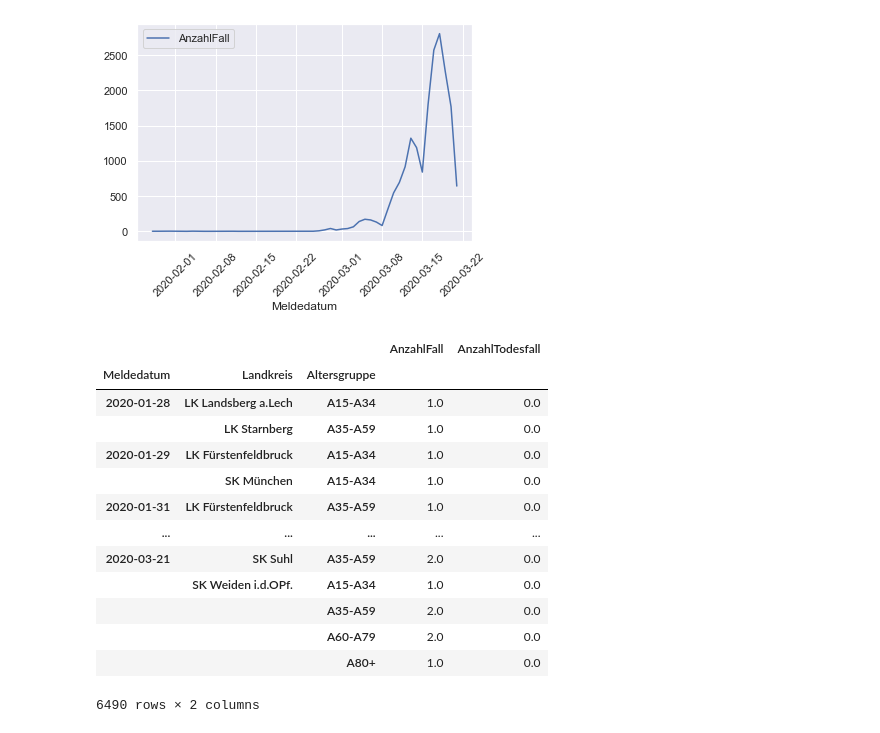
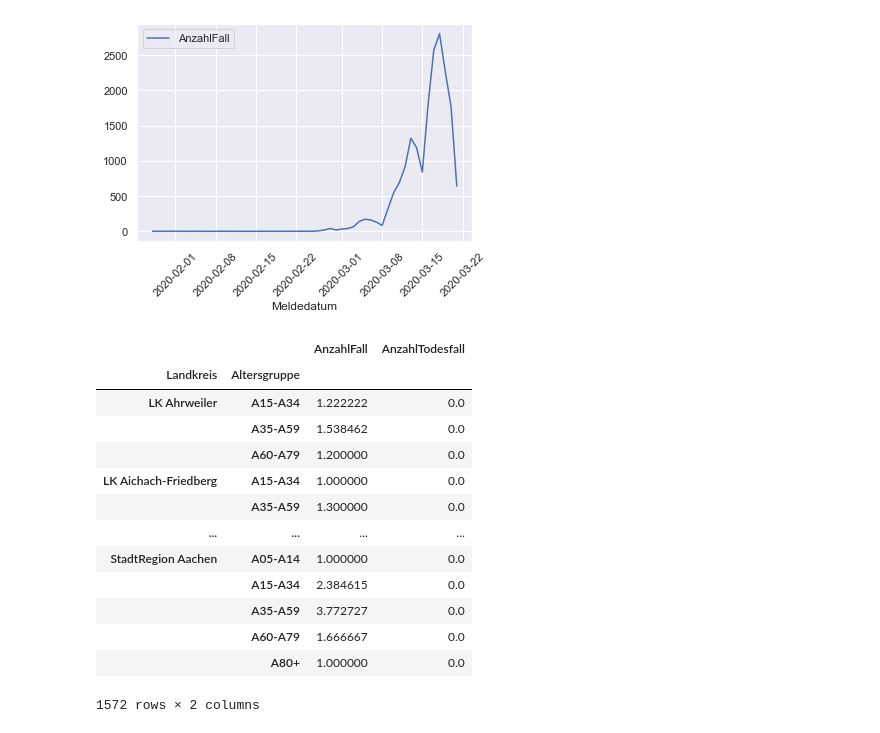
Before and after one commit to emilIftekhar/PaWiMo, a Jupyter notebook: EDA.ipynb, the cells around one changed output. Drawn from its saved outputs; the diff is of its cells as text; code cells hidden in the pictures.

```diff
--- a/EDA.ipynb
+++ b/EDA.ipynb
@@ -24,3 +12,4 @@ def remove_nicht_erhoben(df):
 # %%
 # Load data from RKI
-response = requests.get("https://opendata.arcgis.com/datasets/dd4580c810204019a7b8eb3e0b329dd6_0.geojson")
+cleaned_data = input_pipeline.get_data()
+# response = requests.get("https://opendata.arcgis.com/datasets/dd4580c810204019a7b8eb3e0b329dd6_0.geojson")
@@ -88,8 +16,3 @@ raw_data.describe(include='all')
-# %%
-cleaned_data = (raw_data
-                .pipe(convert_to_date)
-                .pipe(remove_nicht_erhoben)
-               )
 # %%
 cleaned_data.head()
 # %% [output]
@@ -131,22 +54,20 @@ cleaned_data.groupby('Meldedatum').agg({'AnzahlFall': 'sum'}).plot(kind='line',
 <matplotlib.axes._subplots.AxesSubplot at 0x...>
 [figure]
 # %%
-# Nach Landkreis und Alter, Anzahl Fälle und Todesfälle
-# Sterberate
-cleaned_data.groupby(['Meldedatum','Landkreis', 'Altersgruppe']).agg({'AnzahlFall': 'mean', 'AnzahlTodesfall': 'mean'})
+cleaned_data.groupby(['Landkreis', 'Altersgruppe']).agg({'AnzahlFall': 'mean', 'AnzahlTodesfall': 'mean'})
 # %% [output]
-|  |  |  | AnzahlFall | AnzahlTodesfall |
-| Meldedatum | Landkreis | Altersgruppe |  |  |
-| 2020-01-28 | LK Landsberg a.Lech | A15-A34 | 1.0 | 0.0 |
-|  | LK Starnberg | A35-A59 | 1.0 | 0.0 |
-| 2020-01-29 | LK Fürstenfeldbruck | A15-A34 | 1.0 | 0.0 |
-|  | SK München | A15-A34 | 1.0 | 0.0 |
-| 2020-01-31 | LK Fürstenfeldbruck | A35-A59 | 1.0 | 0.0 |
-| ... | ... | ... | ... | ... |
-| 2020-03-21 | SK Suhl | A35-A59 | 2.0 | 0.0 |
-|  | SK Weiden i.d.OPf. | A15-A34 | 1.0 | 0.0 |
-|  |  | A35-A59 | 2.0 | 0.0 |
-|  |  | A60-A79 | 2.0 | 0.0 |
-|  |  | A80+ | 1.0 | 0.0 |
+|  |  | AnzahlFall | AnzahlTodesfall |
+| Landkreis | Altersgruppe |  |  |
+| LK Ahrweiler | A15-A34 | 1.222222 | 0.0 |
+|  | A35-A59 | 1.538462 | 0.0 |
+|  | A60-A79 | 1.200000 | 0.0 |
+| LK Aichach-Friedberg | A15-A34 | 1.000000 | 0.0 |
+|  | A35-A59 | 1.300000 | 0.0 |
+| ... | ... | ... | ... |
+| StadtRegion Aachen | A05-A14 | 1.000000 | 0.0 |
+|  | A15-A34 | 2.384615 | 0.0 |
+|  | A35-A59 | 3.772727 | 0.0 |
+|  | A60-A79 | 1.666667 | 0.0 |
+|  | A80+ | 1.000000 | 0.0 |
-6490 rows × 2 columns
+1572 rows × 2 columns
 # %%
```
Also changed, not shown: parts of 11 cells of this notebook, 18 other files.
